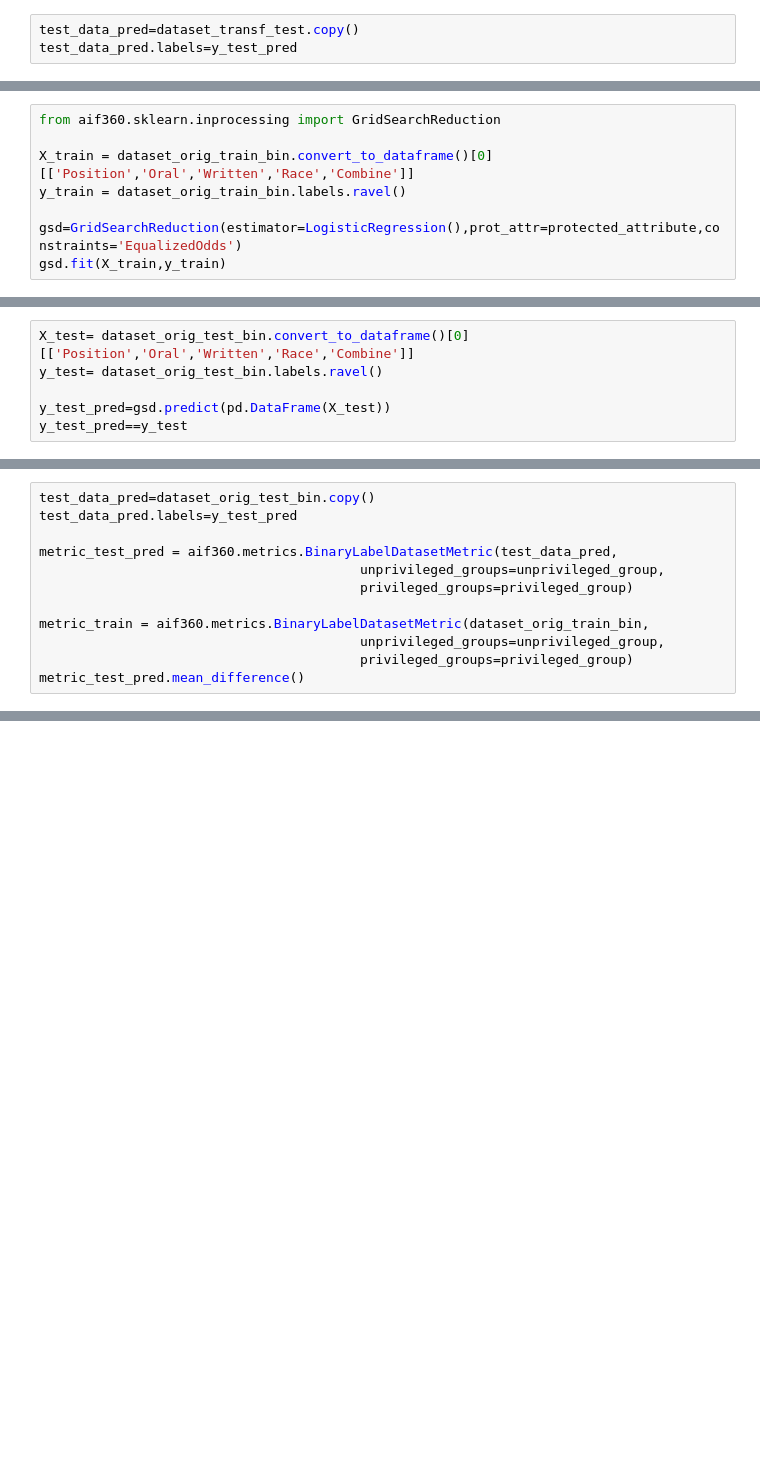
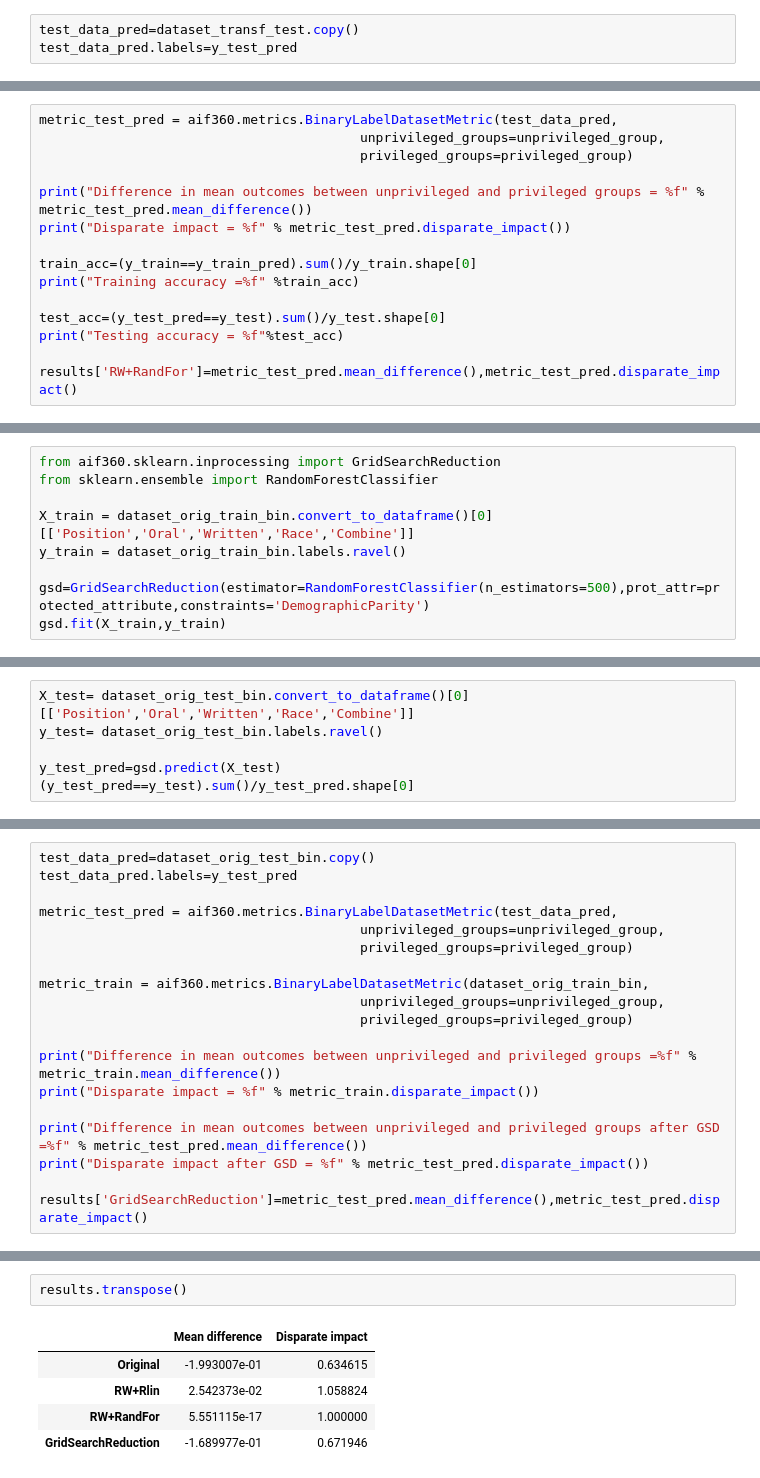
Before and after one commit to Isyohan/Fairness_IA_Project, a Jupyter notebook: Nb.ipynb, the cells around one changed output, grey strips where cells are left out. Cells and saved outputs as stored; diff of their text form; blank space fills up the shorter version.

```diff
--- a/Nb.ipynb
+++ b/Nb.ipynb
@@ -380,0 +430,15 @@ y_train_pred = rf.predict(X_train)
+# %%
+metric_test_pred = aif360.metrics.BinaryLabelDatasetMetric(test_data_pred,
+                                         unprivileged_groups=unprivileged_group,
+                                         privileged_groups=privileged_group)
+
+print("Difference in mean outcomes between unprivileged and privileged groups = %f" % metric_test_pred.mean_difference())
+print("Disparate impact = %f" % metric_test_pred.disparate_impact())
+
+train_acc=(y_train==y_train_pred).sum()/y_train.shape[0]
+print("Training accuracy =%f" %train_acc)
+
+test_acc=(y_test_pred==y_test).sum()/y_test.shape[0]
+print("Testing accuracy = %f"%test_acc)
+
+results['RW+RandFor']=metric_test_pred.mean_difference(),metric_test_pred.disparate_impact()
@@ -383,9 +452,10 @@ y_train_pred = rf.predict(X_train)
 # %%
 from aif360.sklearn.inprocessing import GridSearchReduction
+from sklearn.ensemble import RandomForestClassifier
 
 X_train = dataset_orig_train_bin.convert_to_dataframe()[0][['Position','Oral','Written','Race','Combine']]
 y_train = dataset_orig_train_bin.labels.ravel()
 
-gsd=GridSearchReduction(estimator=LogisticRegression(),prot_attr=protected_attribute,constraints='EqualizedOdds')
+gsd=GridSearchReduction(estimator=RandomForestClassifier(n_estimators=500),prot_attr=protected_attribute,constraints='DemographicParity')
 gsd.fit(X_train,y_train)
 # %% [output]
@@ -395,6 +466,6 @@ GridSearchReduction(constraints='EqualizedOdds', estimator=LogisticRegression(),
 X_test= dataset_orig_test_bin.convert_to_dataframe()[0][['Position','Oral','Written','Race','Combine']]
 y_test= dataset_orig_test_bin.labels.ravel()
 
-y_test_pred=gsd.predict(pd.DataFrame(X_test))
-y_test_pred==y_test
+y_test_pred=gsd.predict(X_test)
+(y_test_pred==y_test).sum()/y_test_pred.shape[0]
 # %% [output]
@@ -415,5 +481,12 @@ metric_test_pred = aif360.metrics.BinaryLabelDatasetMetric(test_data_pred,
 metric_train = aif360.metrics.BinaryLabelDatasetMetric(dataset_orig_train_bin,
                                          unprivileged_groups=unprivileged_group,
                                          privileged_groups=privileged_group)
-metric_test_pred.mean_difference()
+
+print("Difference in mean outcomes between unprivileged and privileged groups =%f" % metric_train.mean_difference())
+print("Disparate impact = %f" % metric_train.disparate_impact())
+
+print("Difference in mean outcomes between unprivileged and privileged groups after GSD =%f" % metric_test_pred.mean_difference())
+print("Disparate impact after GSD = %f" % metric_test_pred.disparate_impact())
+
+results['GridSearchReduction']=metric_test_pred.mean_difference(),metric_test_pred.disparate_impact()
 # %% [output]
@@ -444,0 +499,8 @@ dataset_orig_test_bin.convert_to_dataframe()
+# %%
+results.transpose()
+# %% [output]
+|  | Mean difference | Disparate impact |
+| Original | -1.993007e-01 | 0.634615 |
+| RW+Rlin | 2.542373e-02 | 1.058824 |
+| RW+RandFor | 5.551115e-17 | 1.000000 |
+| GridSearchReduction | -1.689977e-01 | 0.671946 |
```
Also changed, not shown: parts of 32 cells of this notebook.
